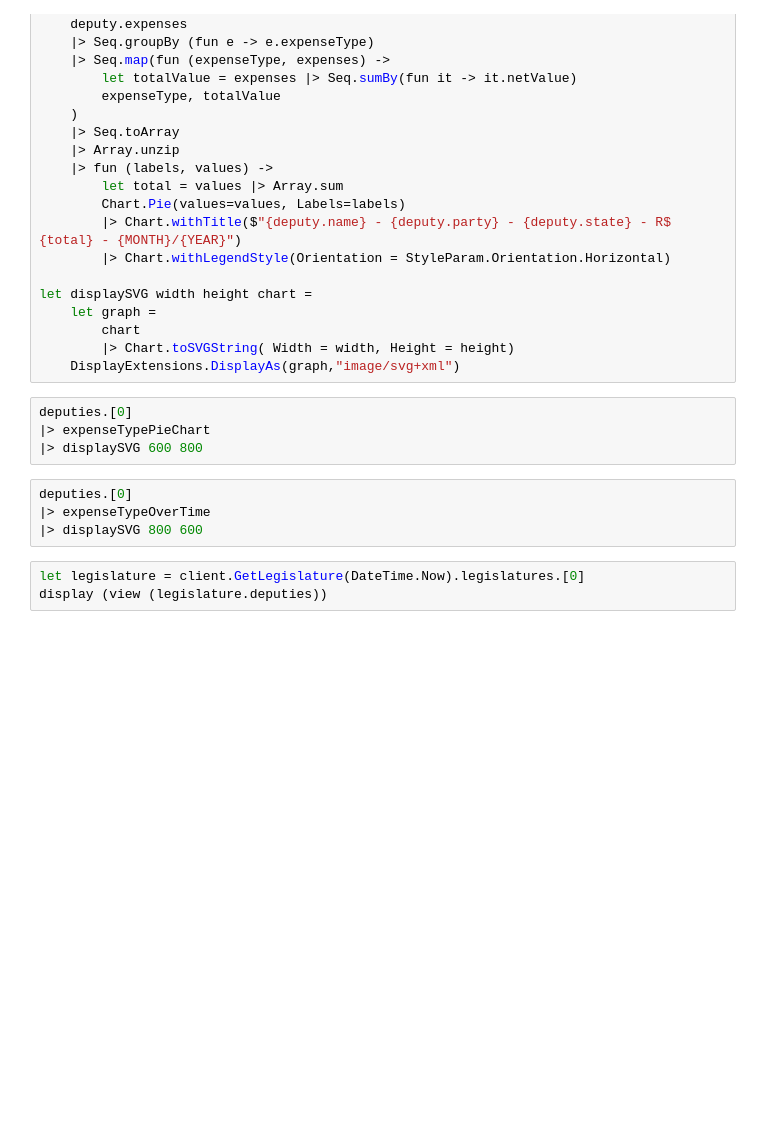
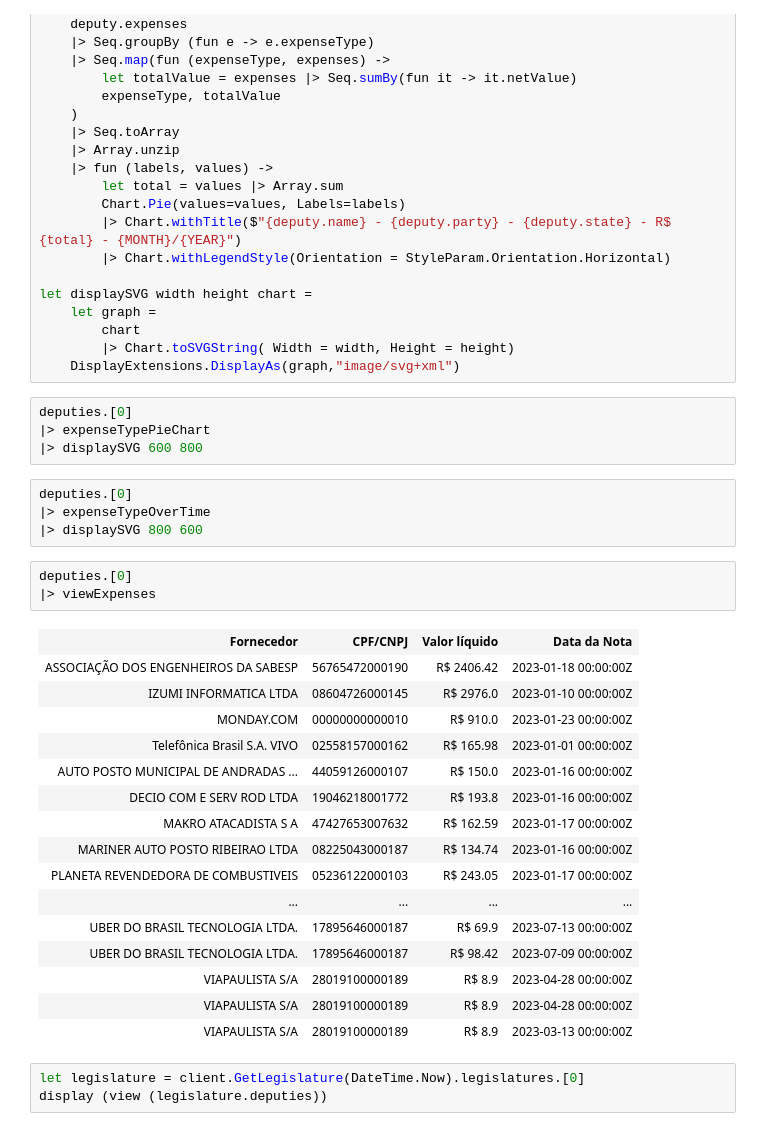
Before and after one commit to vhogemann/2020Elections, a Jupyter notebook: CamaraDeputados/Camara.ipynb, the cells around one changed output. Cells and saved outputs as stored; diff of their text form; blank space fills up the shorter version.

Commit message:
Table for expenses

```diff
--- a/CamaraDeputados/Camara.ipynb
+++ b/CamaraDeputados/Camara.ipynb
@@ -108,6 +127,26 @@ deputies.[0]
 deputies.[0]
 |> expenseTypeOverTime
 |> displaySVG 800 600
+# %%
+deputies.[0]
+|> viewExpenses
+# %% [output]
+| Fornecedor | CPF/CNPJ | Valor líquido | Data da Nota |
+| ASSOCIAÇÃO DOS ENGENHEIROS DA SABESP | 56765472000190 | R$ 2406.42 | 2023-01-18 00:00:00Z |
+| IZUMI INFORMATICA LTDA | 08604726000145 | R$ 2976.0 | 2023-01-10 00:00:00Z |
+| MONDAY.COM | 00000000000010 | R$ 910.0 | 2023-01-23 00:00:00Z |
+| Telefônica Brasil S.A. VIVO | 02558157000162 | R$ 165.98 | 2023-01-01 00:00:00Z |
+| AUTO POSTO MUNICIPAL DE ANDRADAS ... | 44059126000107 | R$ 150.0 | 2023-01-16 00:00:00Z |
+| DECIO COM E SERV ROD LTDA | 19046218001772 | R$ 193.8 | 2023-01-16 00:00:00Z |
+| MAKRO ATACADISTA S A | 47427653007632 | R$ 162.59 | 2023-01-17 00:00:00Z |
+| MARINER AUTO POSTO RIBEIRAO LTDA | 08225043000187 | R$ 134.74 | 2023-01-16 00:00:00Z |
+| PLANETA REVENDEDORA DE COMBUSTIVEIS | 05236122000103 | R$ 243.05 | 2023-01-17 00:00:00Z |
+| ... | ... | ... | ... |
+| UBER DO BRASIL TECNOLOGIA LTDA. | 17895646000187 | R$ 69.9 | 2023-07-13 00:00:00Z |
+| UBER DO BRASIL TECNOLOGIA LTDA. | 17895646000187 | R$ 98.42 | 2023-07-09 00:00:00Z |
+| VIAPAULISTA S/A | 28019100000189 | R$ 8.9 | 2023-04-28 00:00:00Z |
+| VIAPAULISTA S/A | 28019100000189 | R$ 8.9 | 2023-04-28 00:00:00Z |
+| VIAPAULISTA S/A | 28019100000189 | R$ 8.9 | 2023-03-13 00:00:00Z |
 # %%
 let legislature = client.GetLegislature(DateTime.Now).legislatures.[0]
 display (view (legislature.deputies))
```
Also changed, not shown: parts of 2 cells of this notebook.
